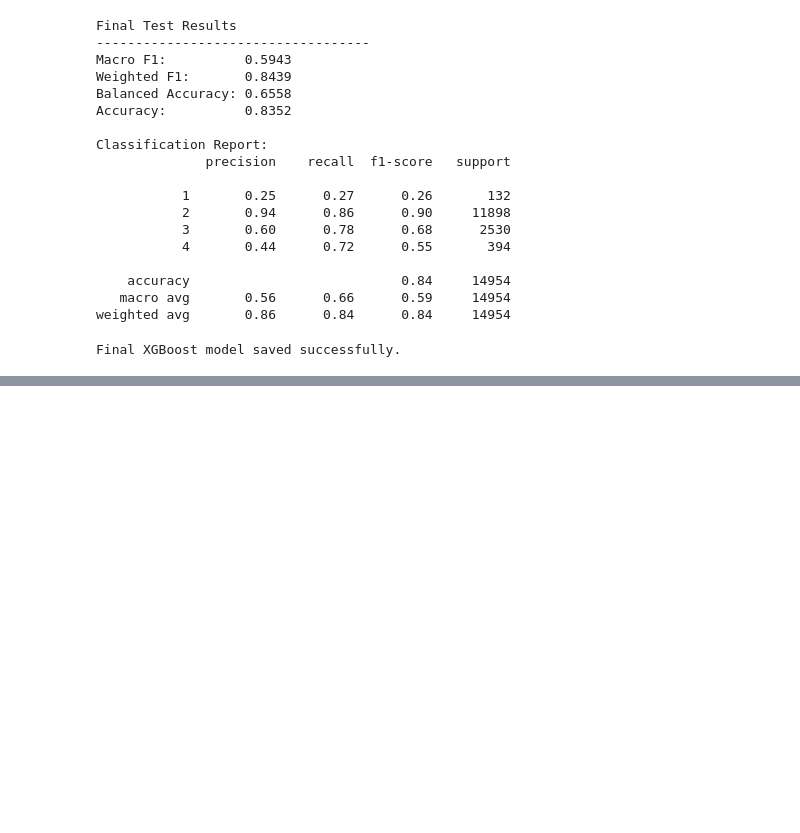
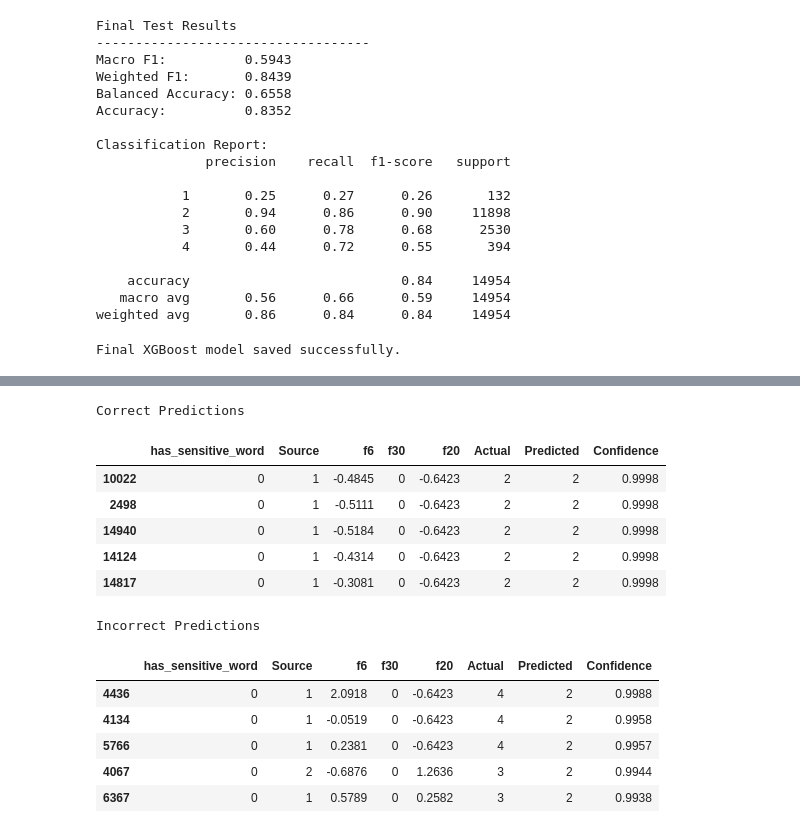
Before and after one commit to SepehrGhorashi/us-accident-severity-prediction, a Jupyter notebook: 04_Modeling.ipynb, the cells around one changed output, grey strips where cells are left out. Cells and saved outputs as stored; diff of their text form; code cells hidden in the pictures; blank space fills up the shorter version.

```diff
--- a/04_Modeling.ipynb
+++ b/04_Modeling.ipynb
@@ -1552,0 +1779,72 @@ Final XGBoost model saved successfully.
+# %%
+# Get prediction confidence
+xgb_test_proba = final_xgb_model.model.predict_proba(
+    X_test
+)
+
+xgb_test_confidence = xgb_test_proba.max(axis=1)
+
+# Get important features for readable examples
+feature_importance = pd.Series(
+    final_xgb_model.model.feature_importances_,
+    index=X_test.columns
+).sort_values(
+    ascending=False
+)
+
+example_features = feature_importance.head(5).index.tolist()
+
+# Create example table
+prediction_examples = X_test[
+    example_features
+].reset_index(drop=True).copy()
+
+prediction_examples["Actual"] = y_test.reset_index(
+    drop=True
+)
+
+prediction_examples["Predicted"] = xgb_test_pred
+
+prediction_examples["Confidence"] = (
+    xgb_test_confidence
+)
+
+# Correct predictions
+correct_examples = prediction_examples[
+    prediction_examples["Actual"]
+    == prediction_examples["Predicted"]
+].sort_values(
+    by="Confidence",
+    ascending=False
+).head(5)
+
+# Wrong predictions
+wrong_examples = prediction_examples[
+    prediction_examples["Actual"]
+    != prediction_examples["Predicted"]
+].sort_values(
+    by="Confidence",
+    ascending=False
+).head(5)
+
+
+print("Correct Predictions")
+display(correct_examples.round(4))
+
+print("Incorrect Predictions")
+display(wrong_examples.round(4))
+# %% [output]
+Correct Predictions
+|  | has_sensitive_word | Source | f6 | f30 | f20 | Actual | Predicted | Confidence |
+| 10022 | 0 | 1 | -0.4845 | 0 | -0.6423 | 2 | 2 | 0.9998 |
+| 2498 | 0 | 1 | -0.5111 | 0 | -0.6423 | 2 | 2 | 0.9998 |
+| 14940 | 0 | 1 | -0.5184 | 0 | -0.6423 | 2 | 2 | 0.9998 |
+| 14124 | 0 | 1 | -0.4314 | 0 | -0.6423 | 2 | 2 | 0.9998 |
+| 14817 | 0 | 1 | -0.3081 | 0 | -0.6423 | 2 | 2 | 0.9998 |
+Incorrect Predictions
+|  | has_sensitive_word | Source | f6 | f30 | f20 | Actual | Predicted | Confidence |
+| 4436 | 0 | 1 | 2.0918 | 0 | -0.6423 | 4 | 2 | 0.9988 |
+| 4134 | 0 | 1 | -0.0519 | 0 | -0.6423 | 4 | 2 | 0.9958 |
+| 5766 | 0 | 1 | 0.2381 | 0 | -0.6423 | 4 | 2 | 0.9957 |
+| 4067 | 0 | 2 | -0.6876 | 0 | 1.2636 | 3 | 2 | 0.9944 |
+| 6367 | 0 | 1 | 0.5789 | 0 | 0.2582 | 3 | 2 | 0.9938 |
```
Also changed, not shown: parts of 12 cells of this notebook.
